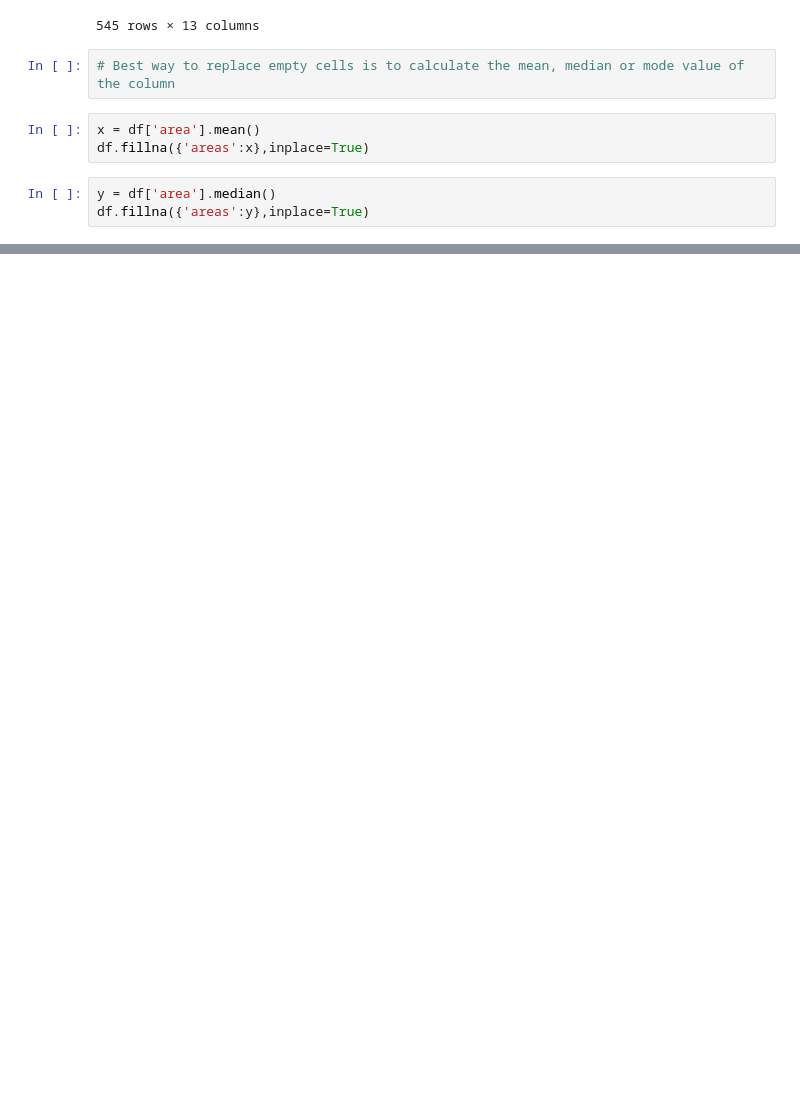
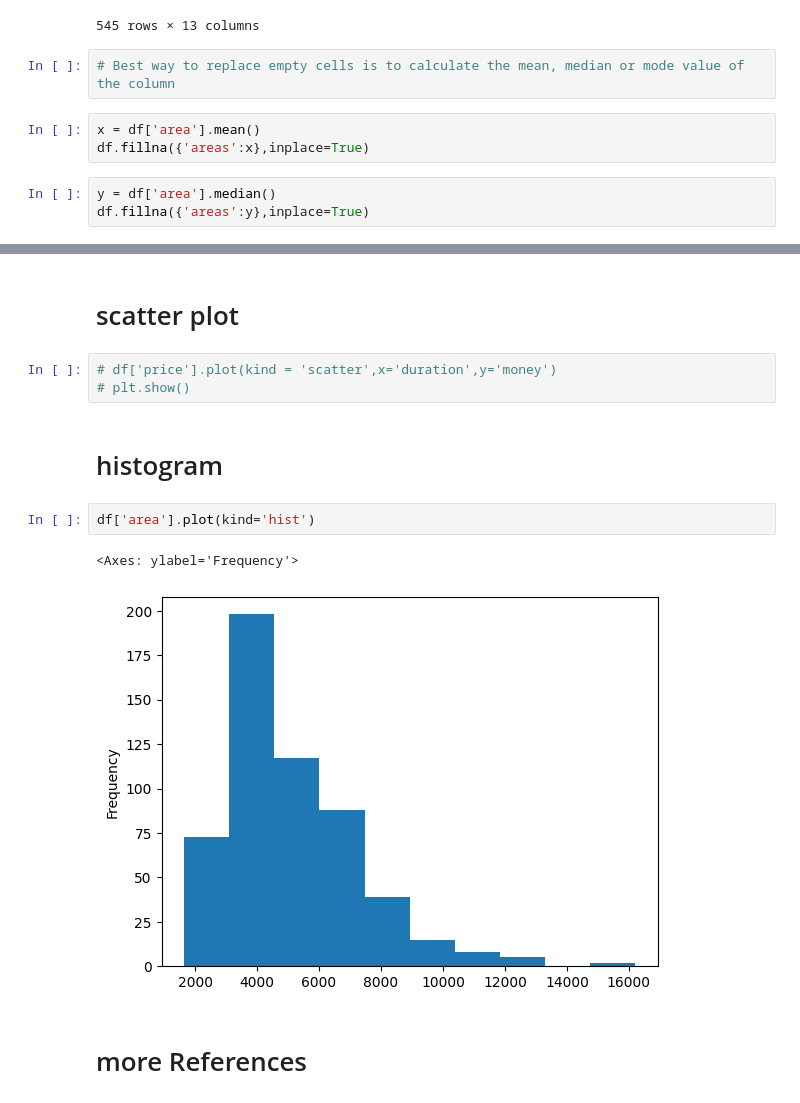
Before and after one commit to red445992/Ml-Basics, a Jupyter notebook: pandas.ipynb, the cells around one changed output, grey strips where cells are left out. Saved outputs shown, nothing was run; the diff lists cells and outputs as text; blank space fills up the shorter version.

```diff
--- a/pandas.ipynb
+++ b/pandas.ipynb
@@ -314,0 +418,14 @@ df.head()
+# %% [markdown]
+# scatter plot
+# %%
+# df['price'].plot(kind = 'scatter',x='duration',y='money')
+# plt.show()
+# %% [markdown]
+# histogram
+# %%
+df['area'].plot(kind='hist')
+# %% [output]
+<Axes: ylabel='Frequency'>
+[figure, added]
+# %% [markdown]
+# more References
```
Also changed, not shown: parts of 14 cells of this notebook.
